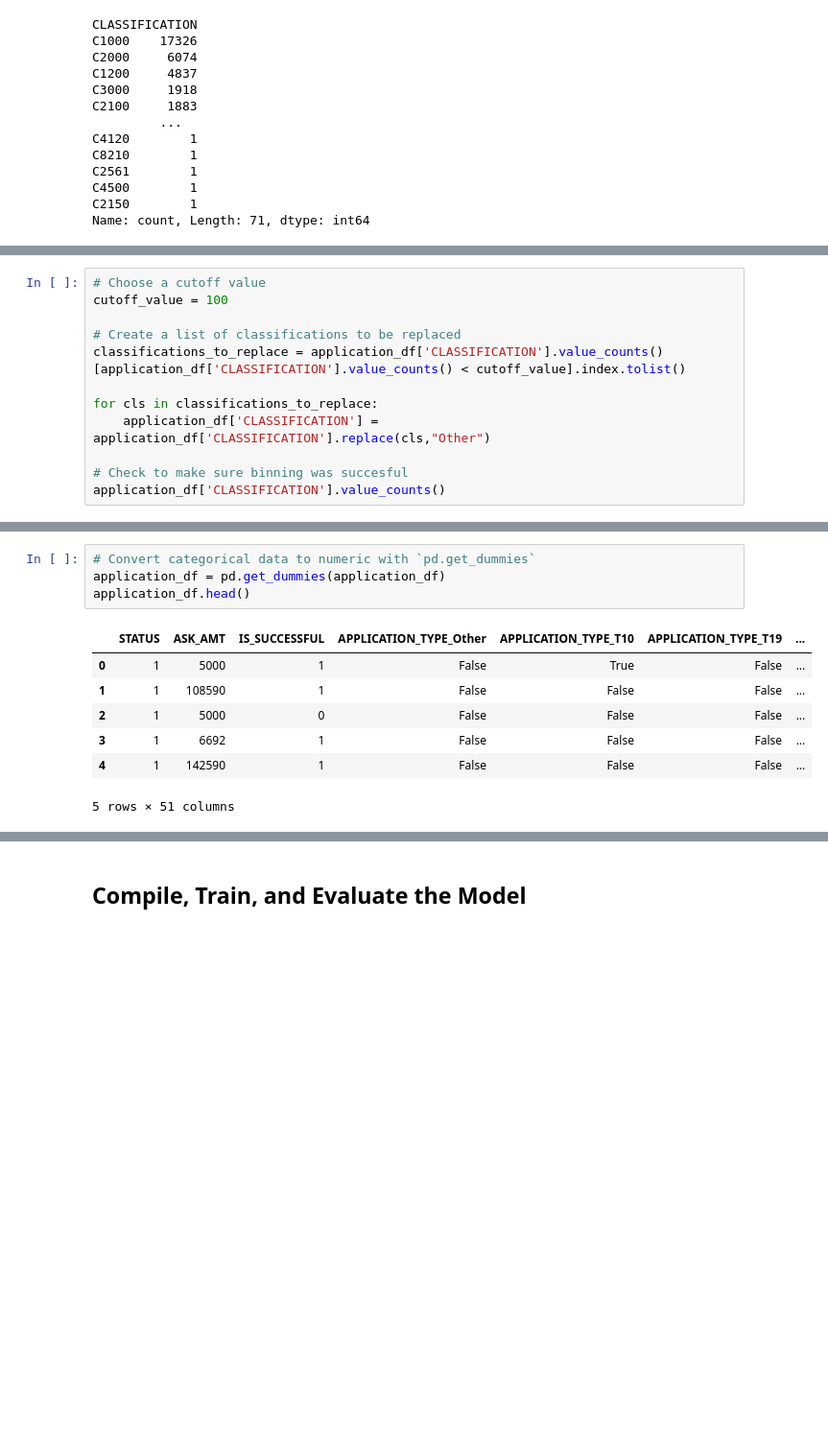
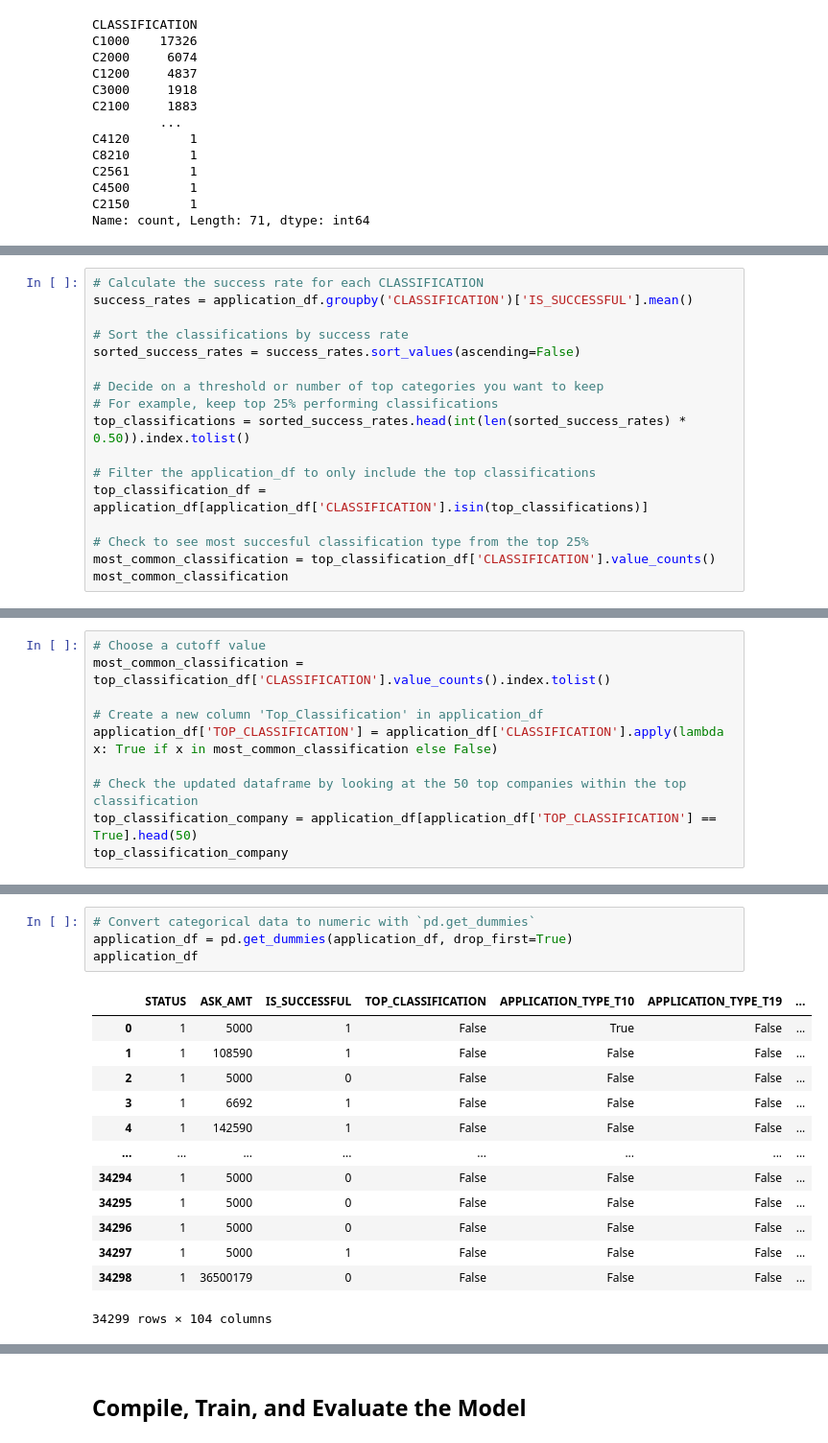
Before and after one commit to Xthe23/deep-learning-challenge, a Jupyter notebook: neural-net-deep.ipynb, the cells around one changed output, grey strips where cells are left out. Shown at 96% size. Drawn from its saved outputs; the diff is of its cells as text; blank space fills up the shorter version.

Commit message:
included optimizations as much as i could, 73% top accuracy. dataset is not large enough

```diff
--- a/neural-net-deep.ipynb
+++ b/neural-net-deep.ipynb
@@ -140,12 +107,0 @@ Name: count, dtype: int64
-# %%
-# Choose a cutoff value
-cutoff_value = 100
-
-# Create a list of classifications to be replaced
-classifications_to_replace = application_df['CLASSIFICATION'].value_counts()[application_df['CLASSIFICATION'].value_counts() < cutoff_value].index.tolist()
-
-for cls in classifications_to_replace:
-    application_df['CLASSIFICATION'] = application_df['CLASSIFICATION'].replace(cls,"Other")
-
-# Check to make sure binning was succesful
-application_df['CLASSIFICATION'].value_counts()
@@ -166,0 +110,17 @@ Name: count, dtype: int64
+# %%
+# Calculate the success rate for each CLASSIFICATION
+success_rates = application_df.groupby('CLASSIFICATION')['IS_SUCCESSFUL'].mean()
+
+# Sort the classifications by success rate
+sorted_success_rates = success_rates.sort_values(ascending=False)
+
+# Decide on a threshold or number of top categories you want to keep
+# For example, keep top 25% performing classifications
+top_classifications = sorted_success_rates.head(int(len(sorted_success_rates) * 0.50)).index.tolist()
+
+# Filter the application_df to only include the top classifications
+top_classification_df = application_df[application_df['CLASSIFICATION'].isin(top_classifications)]
+
+# Check to see most succesful classification type from the top 25%
+most_common_classification = top_classification_df['CLASSIFICATION'].value_counts()
+most_common_classification
@@ -166,0 +145,10 @@ Name: count, dtype: int64
+# %%
+# Choose a cutoff value
+most_common_classification = top_classification_df['CLASSIFICATION'].value_counts().index.tolist()
+
+# Create a new column 'Top_Classification' in application_df
+application_df['TOP_CLASSIFICATION'] = application_df['CLASSIFICATION'].apply(lambda x: True if x in most_common_classification else False)
+
+# Check the updated dataframe by looking at the 50 top companies within the top classification
+top_classification_company = application_df[application_df['TOP_CLASSIFICATION'] == True].head(50)
+top_classification_company
@@ -167,12 +173,18 @@ Name: count, dtype: int64
 # %%
 # Convert categorical data to numeric with `pd.get_dummies`
-application_df = pd.get_dummies(application_df)
-application_df.head()
+application_df = pd.get_dummies(application_df, drop_first=True)
+application_df
 # %% [output]
-|  | STATUS | ASK_AMT | IS_SUCCESSFUL | APPLICATION_TYPE_Other | APPLICATION_TYPE_T10 | APPLICATION_TYPE_T19 | ... |
+|  | STATUS | ASK_AMT | IS_SUCCESSFUL | TOP_CLASSIFICATION | APPLICATION_TYPE_T10 | APPLICATION_TYPE_T19 | ... |
 | 0 | 1 | 5000 | 1 | False | True | False | ... |
 | 1 | 1 | 108590 | 1 | False | False | False | ... |
 | 2 | 1 | 5000 | 0 | False | False | False | ... |
 | 3 | 1 | 6692 | 1 | False | False | False | ... |
 | 4 | 1 | 142590 | 1 | False | False | False | ... |
+| ... | ... | ... | ... | ... | ... | ... | ... |
+| 34294 | 1 | 5000 | 0 | False | False | False | ... |
+| 34295 | 1 | 5000 | 0 | False | False | False | ... |
+| 34296 | 1 | 5000 | 0 | False | False | False | ... |
+| 34297 | 1 | 5000 | 1 | False | False | False | ... |
+| 34298 | 1 | 36500179 | 0 | False | False | False | ... |
-5 rows × 51 columns
+34299 rows × 104 columns
```
Also changed, not shown: parts of 16 cells of this notebook, 30 other files.
